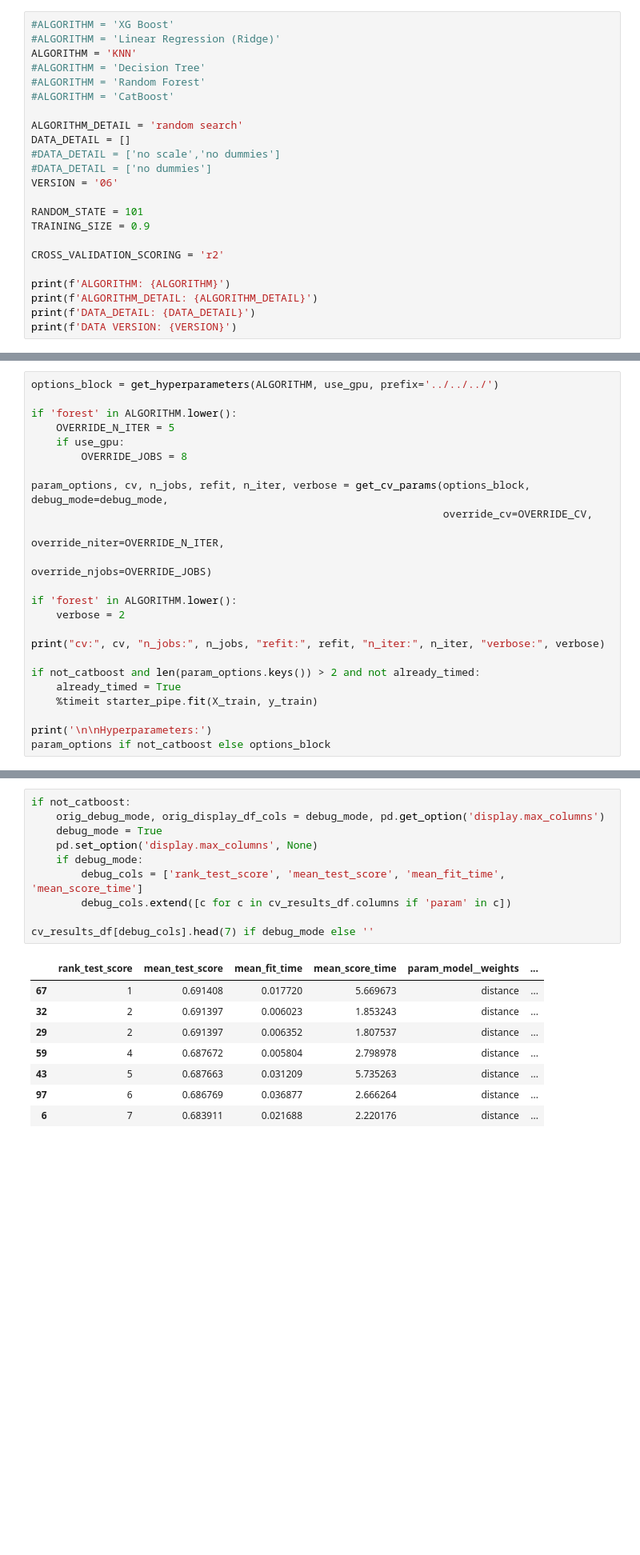
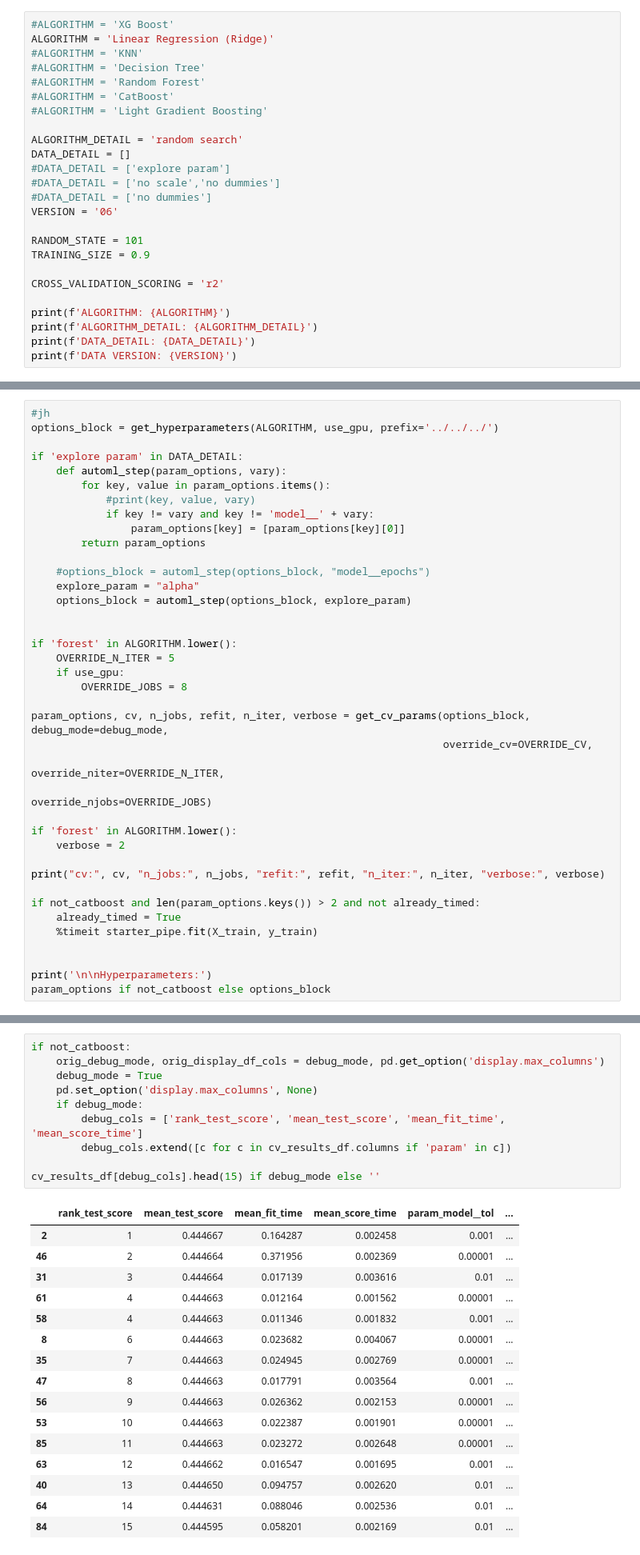
Before and after one commit to jayportfolio/capstone_streamlit, a Jupyter notebook: process/E_train_model/iteration06/it06_AA_5__vary_model_randomsearch_scalingdummies__20221112.ipynb, the cells around one changed output, grey strips where cells are left out. Shown at 80% size. Saved outputs shown, nothing was run; the diff lists cells and outputs as text; blank space fills up the shorter version.

Commit message:
refactoring, ensuring consistency, reran linear regression

```diff
--- a/process/E_train_model/iteration06/it06_AA_5__vary_model_randomsearch_scalingdummies__20221112.ipynb
+++ b/process/E_train_model/iteration06/it06_AA_5__vary_model_randomsearch_scalingdummies__20221112.ipynb
@@ -1,13 +1,15 @@
 # %%
 #ALGORITHM = 'XG Boost'
-#ALGORITHM = 'Linear Regression (Ridge)'
-ALGORITHM = 'KNN'
+ALGORITHM = 'Linear Regression (Ridge)'
+#ALGORITHM = 'KNN'
 #ALGORITHM = 'Decision Tree'
 #ALGORITHM = 'Random Forest'
 #ALGORITHM = 'CatBoost'
+#ALGORITHM = 'Light Gradient Boosting'
 
 ALGORITHM_DETAIL = 'random search'
 DATA_DETAIL = []
+#DATA_DETAIL = ['explore param']
 #DATA_DETAIL = ['no scale','no dummies']
 #DATA_DETAIL = ['no dummies']
 VERSION = '06'
@@ -341,7 +342,21 @@ default_model_params:
 sklearn.metrics.get_scorer_names():
  ['accuracy', 'adjusted_mutual_info_score', 'adjusted_rand_score', 'average_precision', 'balanced_accuracy', 'completeness_score', 'explained_variance', 'f1', 'f1_macro', 'f1_micro', 'f1_samples', 'f1 ...
 # %%
+#jh
 options_block = get_hyperparameters(ALGORITHM, use_gpu, prefix='../../../')
+
+if 'explore param' in DATA_DETAIL:
+    def automl_step(param_options, vary):
+        for key, value in param_options.items():
+            #print(key, value, vary)
+            if key != vary and key != 'model__' + vary:
+                param_options[key] = [param_options[key][0]]
+        return param_options
+
+    #options_block = automl_step(options_block, "model__epochs")
+    explore_param = "alpha"
+    options_block = automl_step(options_block, explore_param)
+
 
 if 'forest' in ALGORITHM.lower():
     OVERRIDE_N_ITER = 5
@@ -362,6 +377,7 @@ if not_catboost and len(param_options.keys()) > 2 and not already_timed:
     already_timed = True
     %timeit starter_pipe.fit(X_train, y_train)
 
+
 print('\n\nHyperparameters:')
 param_options if not_catboost else options_block
 # %% [output]
@@ -630,22 +648,30 @@ cv_results_df_sorted if not_catboost else ''
 # %%
 if not_catboost:
     orig_debug_mode, orig_display_df_cols = debug_mode, pd.get_option('display.max_columns')
     debug_mode = True
     pd.set_option('display.max_columns', None)
     if debug_mode:
         debug_cols = ['rank_test_score', 'mean_test_score', 'mean_fit_time', 'mean_score_time']
         debug_cols.extend([c for c in cv_results_df.columns if 'param' in c])
 
-cv_results_df[debug_cols].head(7) if debug_mode else ''
+cv_results_df[debug_cols].head(15) if debug_mode else ''
 # %% [output]
-|  | rank_test_score | mean_test_score | mean_fit_time | mean_score_time | param_model__weights | ... |
-| 67 | 1 | 0.691408 | 0.017720 | 5.669673 | distance | ... |
-| 32 | 2 | 0.691397 | 0.006023 | 1.853243 | distance | ... |
-| 29 | 2 | 0.691397 | 0.006352 | 1.807537 | distance | ... |
-| 59 | 4 | 0.687672 | 0.005804 | 2.798978 | distance | ... |
-| 43 | 5 | 0.687663 | 0.031209 | 5.735263 | distance | ... |
-| 97 | 6 | 0.686769 | 0.036877 | 2.666264 | distance | ... |
-| 6 | 7 | 0.683911 | 0.021688 | 2.220176 | distance | ... |
+|  | rank_test_score | mean_test_score | mean_fit_time | mean_score_time | param_model__tol | ... |
+| 2 | 1 | 0.444667 | 0.164287 | 0.002458 | 0.001 | ... |
+| 46 | 2 | 0.444664 | 0.371956 | 0.002369 | 0.00001 | ... |
+| 31 | 3 | 0.444664 | 0.017139 | 0.003616 | 0.01 | ... |
+| 61 | 4 | 0.444663 | 0.012164 | 0.001562 | 0.00001 | ... |
+| 58 | 4 | 0.444663 | 0.011346 | 0.001832 | 0.001 | ... |
+| 8 | 6 | 0.444663 | 0.023682 | 0.004067 | 0.00001 | ... |
+| 35 | 7 | 0.444663 | 0.024945 | 0.002769 | 0.00001 | ... |
+| 47 | 8 | 0.444663 | 0.017791 | 0.003564 | 0.001 | ... |
+| 56 | 9 | 0.444663 | 0.026362 | 0.002153 | 0.00001 | ... |
+| 53 | 10 | 0.444663 | 0.022387 | 0.001901 | 0.00001 | ... |
+| 85 | 11 | 0.444663 | 0.023272 | 0.002648 | 0.00001 | ... |
+| 63 | 12 | 0.444662 | 0.016547 | 0.001695 | 0.001 | ... |
+| 40 | 13 | 0.444650 | 0.094757 | 0.002620 | 0.01 | ... |
+| 64 | 14 | 0.444631 | 0.088046 | 0.002536 | 0.01 | ... |
+| 84 | 15 | 0.444595 | 0.058201 | 0.002169 | 0.01 | ... |
 # %%
 if not_catboost:
     debug_mode = orig_debug_mode
```
Also changed, not shown: parts of 30 cells of this notebook, 6 other files.
